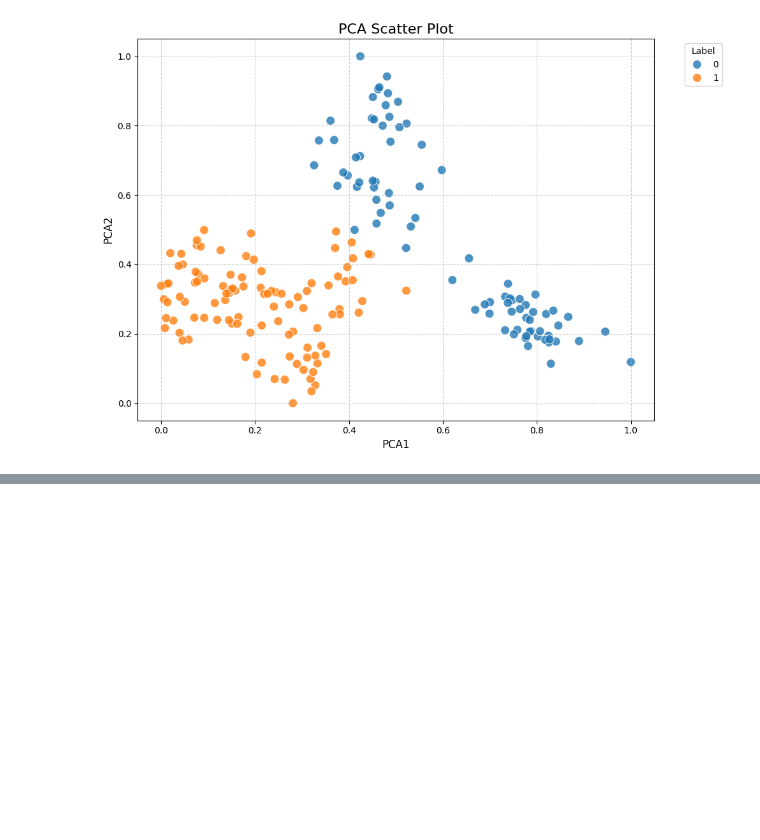
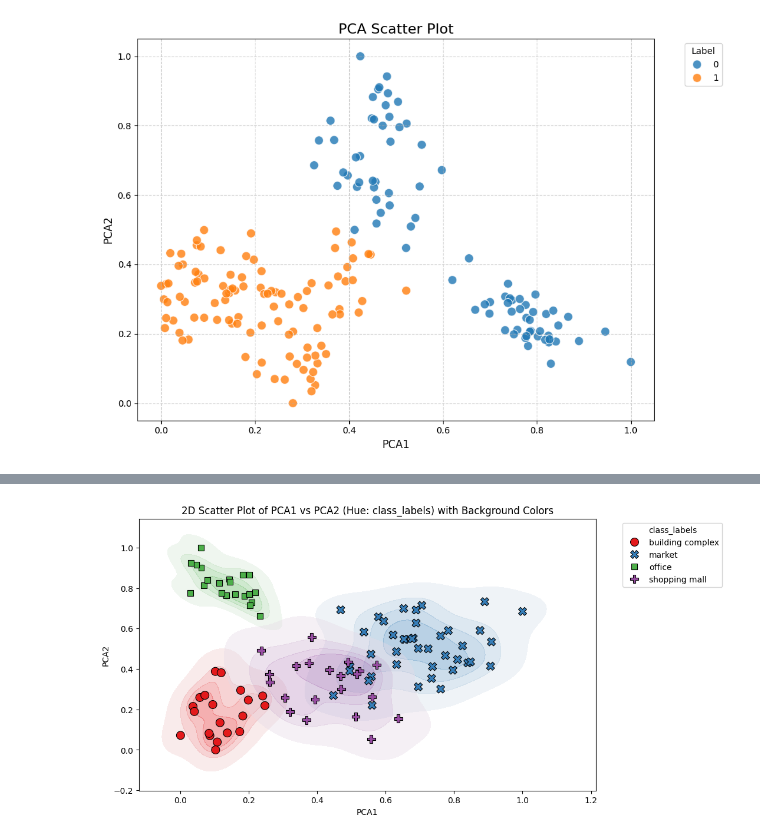
Before and after one commit to mungekarkiran/Basic_Python, a Jupyter notebook: Zero_shot_Learning/Notebook/Why hybrid method is better.ipynb, the cells around one changed output, grey strips where cells are left out. Drawn from its saved outputs; the diff is of its cells as text; code cells hidden in the pictures; blank space fills up the shorter version.

```diff
--- a/Zero_shot_Learning/Notebook/Why hybrid method is better.ipynb
+++ b/Zero_shot_Learning/Notebook/Why hybrid method is better.ipynb
@@ -410,0 +691,46 @@ plot_pca(filtered_df2)
+# %%
+import seaborn as sns
+import matplotlib.pyplot as plt
+import pandas as pd
+import numpy as np
+
+def plot_2d_scatter_with_hue_background(df, x_col, y_col, class_label_col):
+    """
+    Plots a 2D scatter plot with a soft KDE background for each class label.
+
+    :param df: Pandas DataFrame
+    :param x_col: Column name for X-axis
+    :param y_col: Column name for Y-axis
+    :param class_label_col: Column name containing class labels (used for hue)
+    """
+    plt.figure(figsize=(10, 6))
+
+    unique_labels = df[class_label_col].unique()
+    colors = sns.color_palette("Set1", len(unique_labels))
+
+    # Plot KDE background for each class
+    for label, color in zip(unique_labels, colors):
+        subset = df[df[class_label_col] == label]
+        if len(subset) > 1:  # KDE needs more than one point
+            sns.kdeplot(x=subset[x_col], y=subset[y_col], cmap=sns.light_palette(color, as_cmap=True),
+                        fill=True, alpha=0.4, levels=5, thresh=0.05)
+
+    # Scatter plot with hue
+    sns.scatterplot(data=df, x=x_col, y=y_col, hue=class_label_col, style=class_label_col,
+                    palette="Set1", s=100, edgecolor='black')
+
+    # Title and labels
+    plt.title(f"2D Scatter Plot of {x_col} vs {y_col} (Hue: {class_label_col}) with Background Colors")
+    plt.xlabel(x_col)
+    plt.ylabel(y_col)
+
+    # Show the legend
+    plt.legend(title=class_label_col, bbox_to_anchor=(1.05, 1), loc='upper left')
+
+    plt.show()
+
+
+# Call the function
+plot_2d_scatter_with_hue_background(scaled_df, 'PCA1', 'PCA2', 'class_labels')
+# %% [output]
+[figure, added]
```
Also changed, not shown: parts of 14 cells of this notebook.
